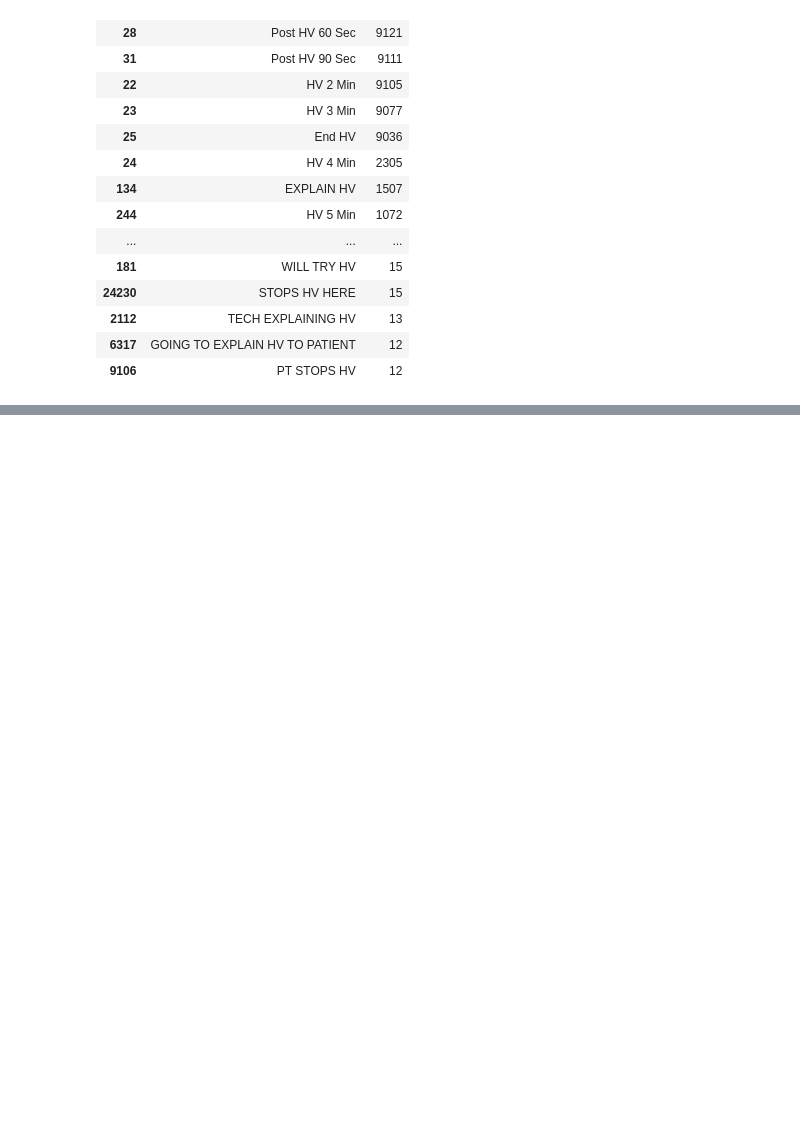
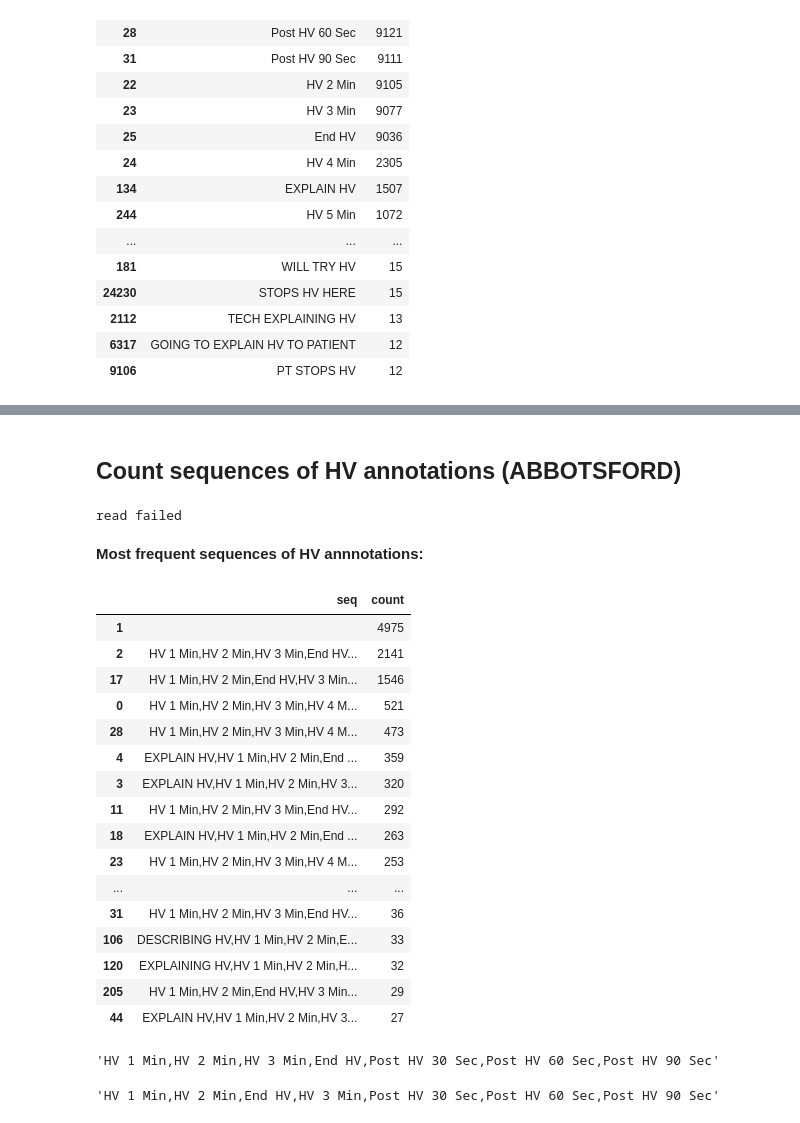
Before and after one commit to catvasily/eegfhabrainage, a Jupyter notebook: annotations/collect_annotations_demo.ipynb, the cells around one changed output, grey strips where cells are left out. Cells and saved outputs as stored; diff of their text form; code cells hidden in the pictures; blank space fills up the shorter version.

```diff
--- a/annotations/collect_annotations_demo.ipynb
+++ b/annotations/collect_annotations_demo.ipynb
@@ -187,0 +315,2 @@ col.lookup_annotation('HV').head(50)
+# %% [markdown]
+## Count sequences of HV annotations (ABBOTSFORD)
@@ -187,0 +328,4 @@ col.lookup_annotation('HV').head(50)
+# %%
+adf = col.collect_annotations()
+# %% [output]
+read failed
@@ -187,0 +362,2 @@ col.lookup_annotation('HV').head(50)
+# %%
+adf = pd.read_pickle("resulted_files/abbotsford_annotations.pkl")
@@ -187,0 +366,36 @@ col.lookup_annotation('HV').head(50)
+# %%
+counts = Counter(adf['hvs'].str.join(','))
+df = pd.DataFrame.from_dict(counts, orient='index')
+df = df.reset_index()
+df.columns = ['seq', 'count']
+count_df = df.sort_values(by='count', axis=0, ascending=False)
+# %% [markdown]
+**Most frequent sequences of HV annnotations:**
+# %%
+count_df.head(20)
+# %% [output]
+|  | seq | count |
+| 1 |  | 4975 |
+| 2 | HV 1 Min,HV 2 Min,HV 3 Min,End HV... | 2141 |
+| 17 | HV 1 Min,HV 2 Min,End HV,HV 3 Min... | 1546 |
+| 0 | HV 1 Min,HV 2 Min,HV 3 Min,HV 4 M... | 521 |
+| 28 | HV 1 Min,HV 2 Min,HV 3 Min,HV 4 M... | 473 |
+| 4 | EXPLAIN HV,HV 1 Min,HV 2 Min,End ... | 359 |
+| 3 | EXPLAIN HV,HV 1 Min,HV 2 Min,HV 3... | 320 |
+| 11 | HV 1 Min,HV 2 Min,HV 3 Min,End HV... | 292 |
+| 18 | EXPLAIN HV,HV 1 Min,HV 2 Min,End ... | 263 |
+| 23 | HV 1 Min,HV 2 Min,HV 3 Min,HV 4 M... | 253 |
+| ... | ... | ... |
+| 31 | HV 1 Min,HV 2 Min,HV 3 Min,End HV... | 36 |
+| 106 | DESCRIBING HV,HV 1 Min,HV 2 Min,E... | 33 |
+| 120 | EXPLAINING HV,HV 1 Min,HV 2 Min,H... | 32 |
+| 205 | HV 1 Min,HV 2 Min,End HV,HV 3 Min... | 29 |
+| 44 | EXPLAIN HV,HV 1 Min,HV 2 Min,HV 3... | 27 |
+# %%
+count_df['seq'][2]
+# %% [output]
+'HV 1 Min,HV 2 Min,HV 3 Min,End HV,Post HV 30 Sec,Post HV 60 Sec,Post HV 90 Sec'
+# %%
+count_df['seq'][17]
+# %% [output]
+'HV 1 Min,HV 2 Min,End HV,HV 3 Min,Post HV 30 Sec,Post HV 60 Sec,Post HV 90 Sec'
```
Also changed, not shown: parts of 34 cells of this notebook.
